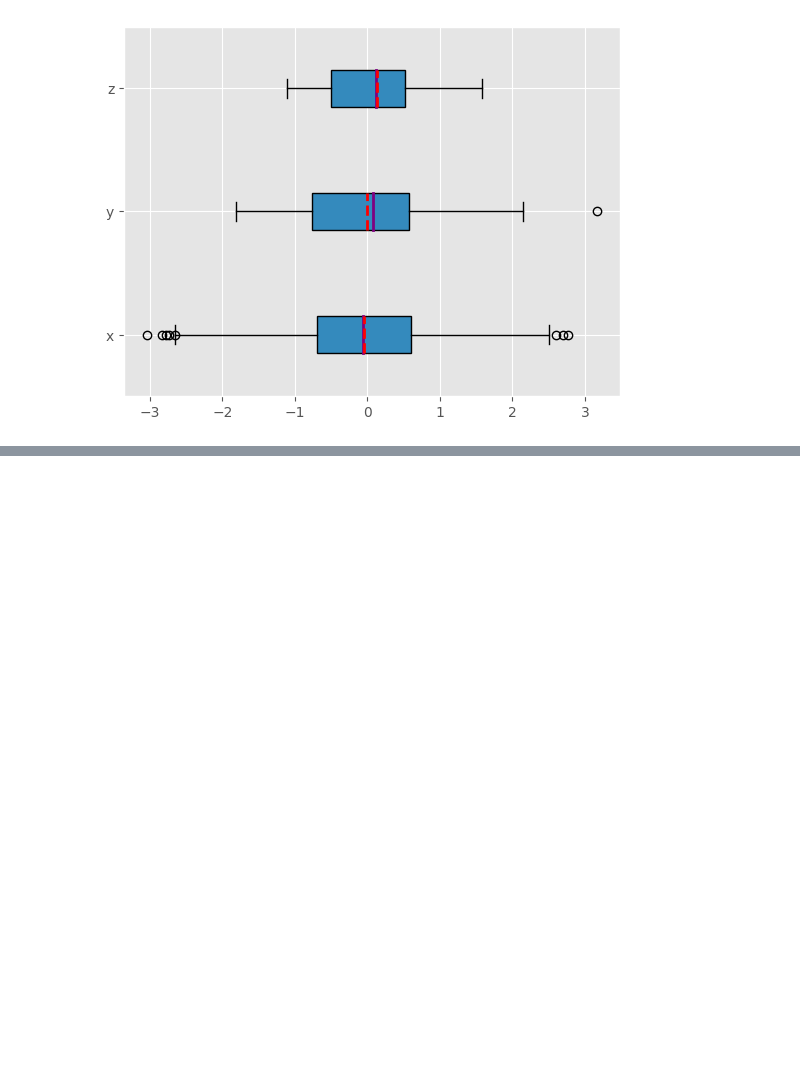
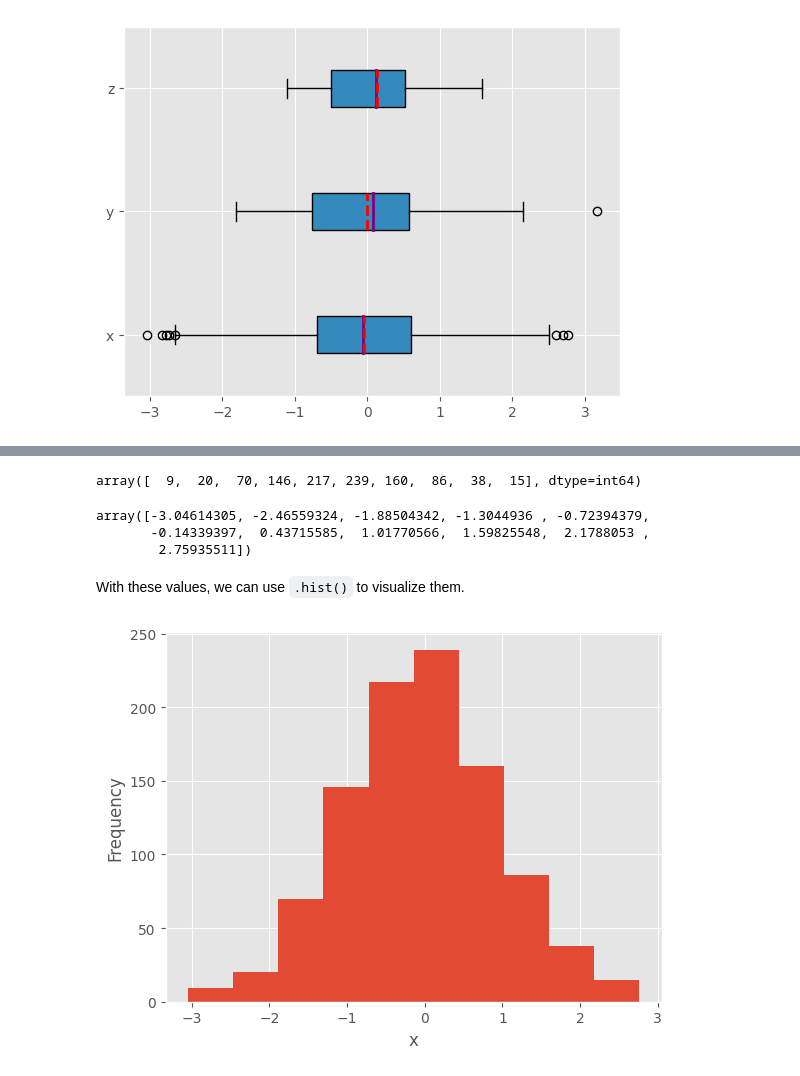
Before and after one commit to felipesebben/math_for_ds, a Jupyter notebook: statistics_fundamentals/1_statistics_fundamentals.ipynb, the cells around one changed output, grey strips where cells are left out. Saved outputs shown, nothing was run; the diff lists cells and outputs as text; code cells hidden in the pictures; blank space fills up the shorter version.

Commit message:
Update notebook with final notes on data visualization and conclusion

```diff
--- a/statistics_fundamentals/1_statistics_fundamentals.ipynb
+++ b/statistics_fundamentals/1_statistics_fundamentals.ipynb
@@ -1386,0 +1391,21 @@ plt.show()
+# %%
+hist, bin_edges = np.histogram(x, bins=10)
+hist
+# %% [output]
+array([  9,  20,  70, 146, 217, 239, 160,  86,  38,  15], dtype=int64)
+# %%
+bin_edges
+# %% [output]
+array([-3.04614305, -2.46559324, -1.88504342, -1.3044936 , -0.72394379,
+       -0.14339397,  0.43715585,  1.01770566,  1.59825548,  2.1788053 ,
+        2.75935511])
+# %% [markdown]
+<p>With these values, we can use <code>.hist()</code> to visualize them.</p>
+# %%
+fig, ax = plt.subplots()
+ax.hist(x, bin_edges, cumulative=False)
+ax.set_xlabel('x')
+ax.set_ylabel('Frequency')
+plt.show()
+# %% [output]
+[figure, added]
```
Also changed, not shown: parts of 19 cells of this notebook.
